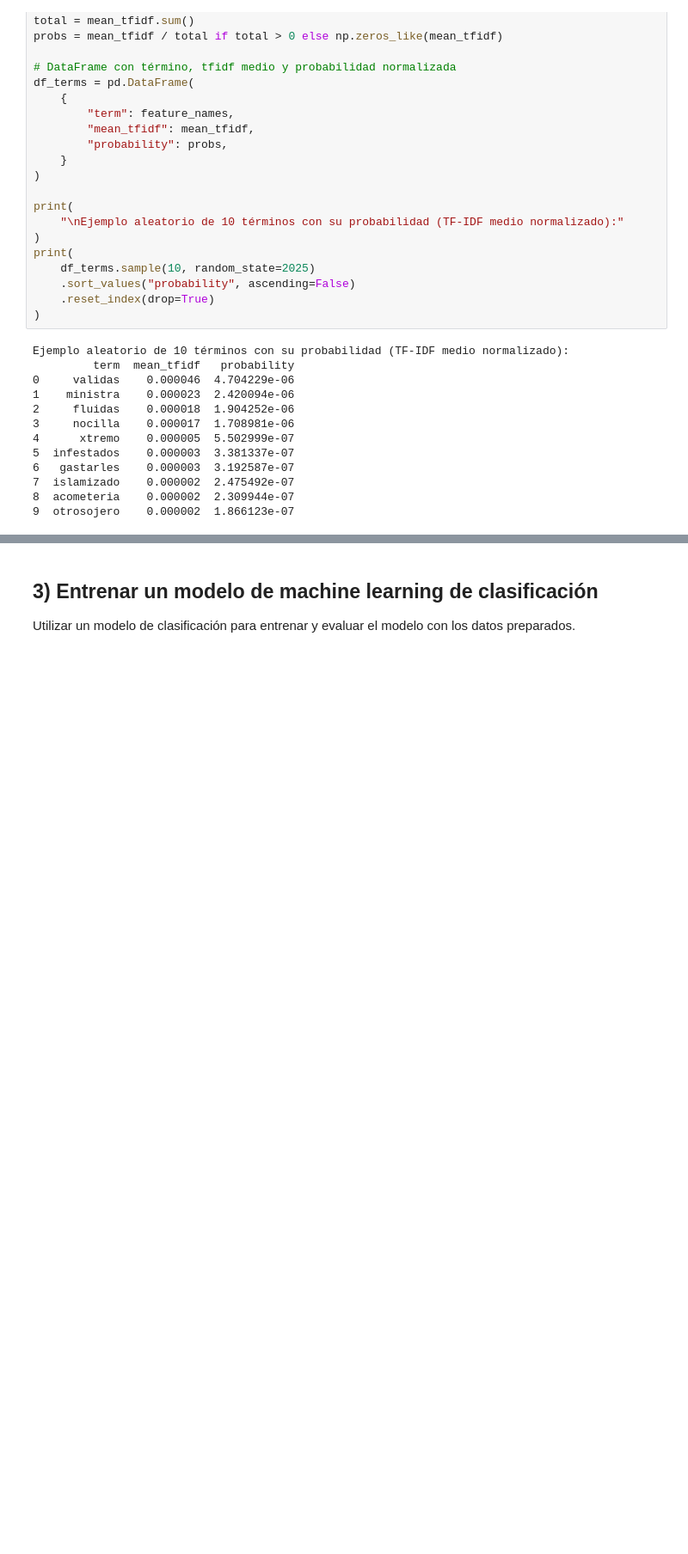
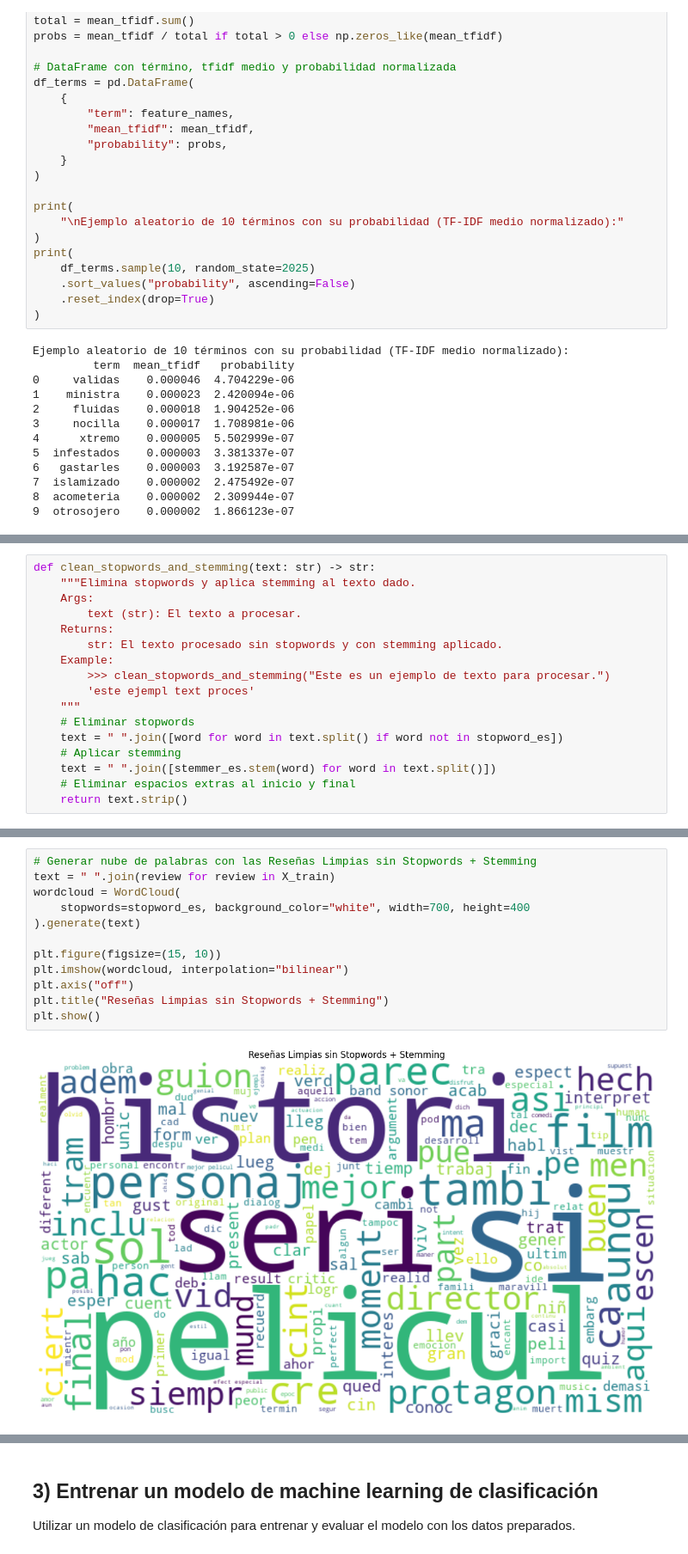
Before and after one commit to tealtourmaline/NLP-Final, a Jupyter notebook: notebooks/NLP-trabajo-final.ipynb, the cells around one changed output, grey strips where cells are left out. Shown at 86% size. Saved outputs shown, nothing was run; the diff lists cells and outputs as text; blank space fills up the shorter version.

```diff
--- a/notebooks/NLP-trabajo-final.ipynb
+++ b/notebooks/NLP-trabajo-final.ipynb
@@ -392,0 +468,17 @@ Ejemplo aleatorio de 10 términos con su probabilidad (TF-IDF medio normalizado)
+# %%
+def clean_stopwords_and_stemming(text: str) -> str:
+    """Elimina stopwords y aplica stemming al texto dado.
+    Args:
+        text (str): El texto a procesar.
+    Returns:
+        str: El texto procesado sin stopwords y con stemming aplicado.
+    Example:
+        >>> clean_stopwords_and_stemming("Este es un ejemplo de texto para procesar.")
+        'este ejempl text proces'
+    """
+    # Eliminar stopwords
+    text = " ".join([word for word in text.split() if word not in stopword_es])
+    # Aplicar stemming
+    text = " ".join([stemmer_es.stem(word) for word in text.split()])
+    # Eliminar espacios extras al inicio y final
+    return text.strip()
@@ -392,0 +501,14 @@ Ejemplo aleatorio de 10 términos con su probabilidad (TF-IDF medio normalizado)
+# %%
+# Generar nube de palabras con las Reseñas Limpias sin Stopwords + Stemming
+text = " ".join(review for review in X_train)
+wordcloud = WordCloud(
+    stopwords=stopword_es, background_color="white", width=700, height=400
+).generate(text)
+
+plt.figure(figsize=(15, 10))
+plt.imshow(wordcloud, interpolation="bilinear")
+plt.axis("off")
+plt.title("Reseñas Limpias sin Stopwords + Stemming")
+plt.show()
+# %% [output]
+[figure, added]
```
Also changed, not shown: parts of 21 cells of this notebook, 1 other file.
